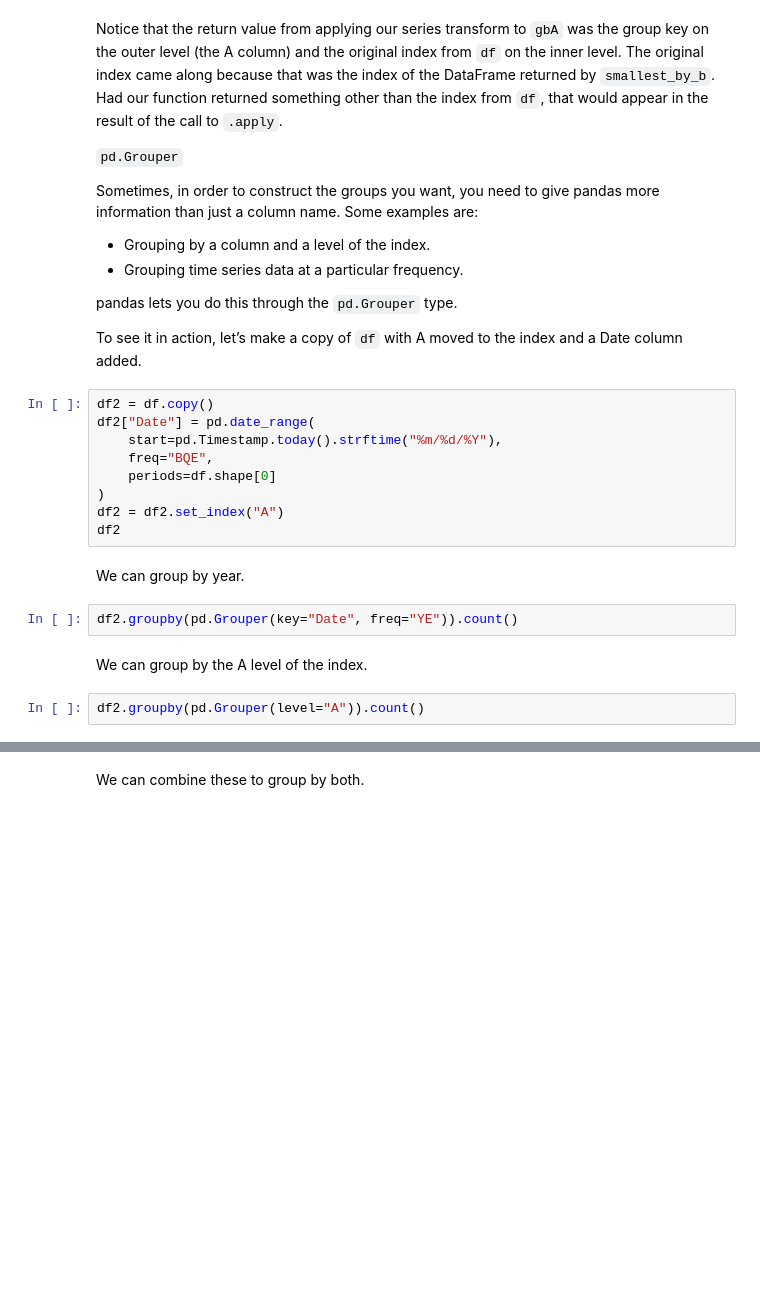
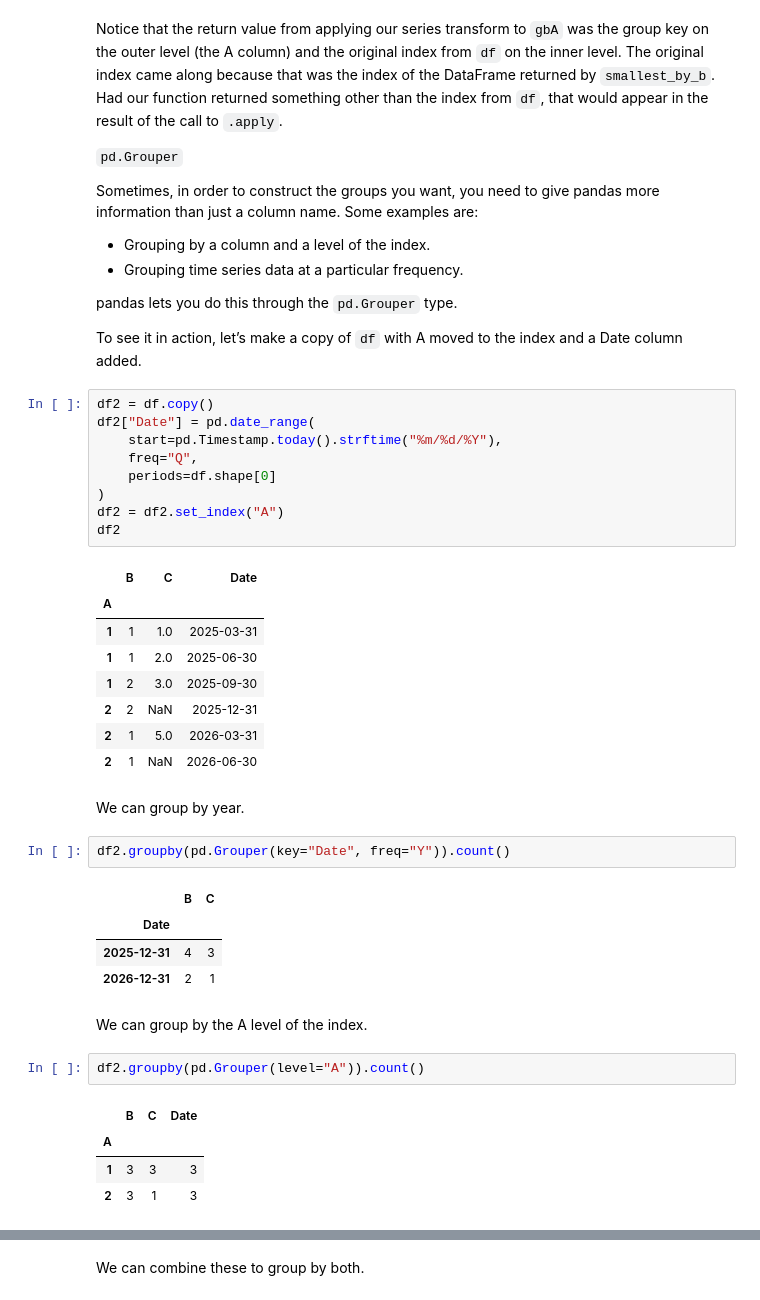
Before and after one commit to beauvilerobed/ds-ml-notes-projects-and-tutorials, a Jupyter notebook: projects/intro-to-economic-modeling-and-ds/working-with-data/groupby.ipynb, the cells around one changed output, grey strips where cells are left out. Saved outputs shown, nothing was run; the diff lists cells and outputs as text; blank space fills up the shorter version.

```diff
--- a/projects/intro-to-economic-modeling-and-ds/working-with-data/groupby.ipynb
+++ b/projects/intro-to-economic-modeling-and-ds/working-with-data/groupby.ipynb
@@ -138,17 +190,36 @@ To see it in action, let’s make a copy of `df` with A moved to the index and a
 # %%
 df2 = df.copy()
 df2["Date"] = pd.date_range(
     start=pd.Timestamp.today().strftime("%m/%d/%Y"),
-    freq="BQE",
+    freq="Q",
     periods=df.shape[0]
 )
 df2 = df2.set_index("A")
 df2
+# %% [output]
+|  | B | C | Date |
+| A |  |  |  |
+| 1 | 1 | 1.0 | 2025-03-31 |
+| 1 | 1 | 2.0 | 2025-06-30 |
+| 1 | 2 | 3.0 | 2025-09-30 |
+| 2 | 2 | NaN | 2025-12-31 |
+| 2 | 1 | 5.0 | 2026-03-31 |
+| 2 | 1 | NaN | 2026-06-30 |
 # %% [markdown]
 We can group by year.
 # %%
-df2.groupby(pd.Grouper(key="Date", freq="YE")).count()
+df2.groupby(pd.Grouper(key="Date", freq="Y")).count()
+# %% [output]
+|  | B | C |
+| Date |  |  |
+| 2025-12-31 | 4 | 3 |
+| 2026-12-31 | 2 | 1 |
 # %% [markdown]
 We can group by the A level of the index.
 # %%
 df2.groupby(pd.Grouper(level="A")).count()
+# %% [output]
+|  | B | C | Date |
+| A |  |  |  |
+| 1 | 3 | 3 | 3 |
+| 2 | 3 | 1 | 3 |
```
Also changed, not shown: parts of 17 cells of this notebook.
